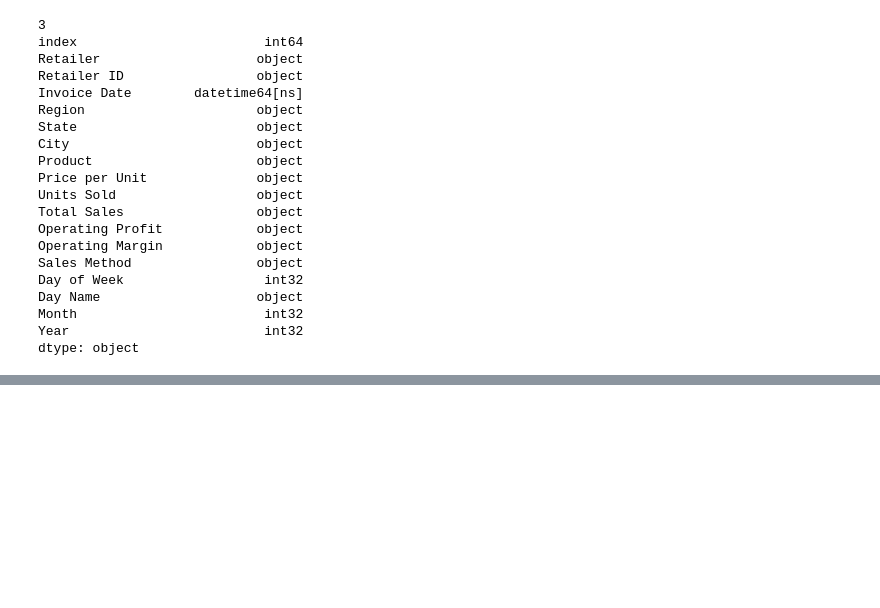
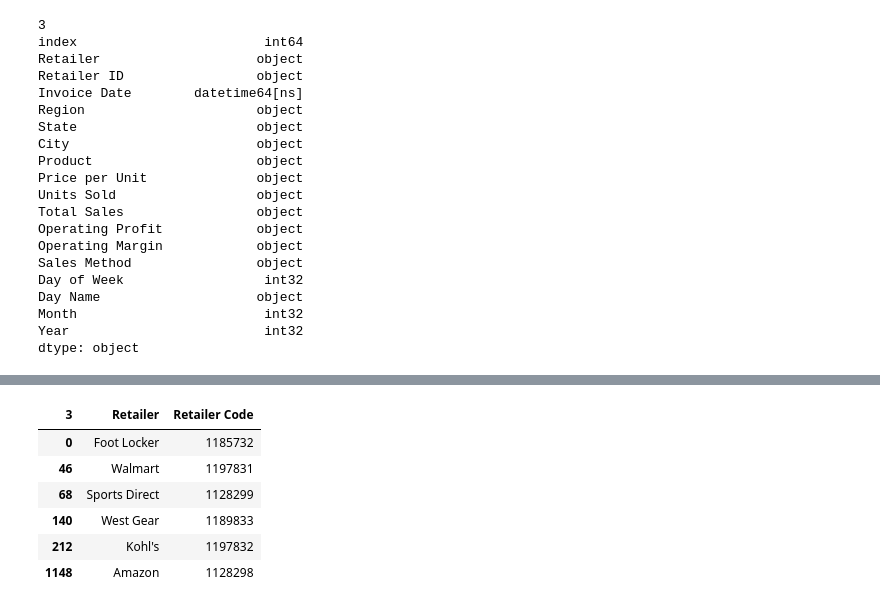
Before and after one commit to KS-coder77/adidas_sales_etl, a Jupyter notebook: DA_Adidas.ipynb, the cells around one changed output, grey strips where cells are left out. Drawn from its saved outputs; the diff is of its cells as text; code cells hidden in the pictures; blank space fills up the shorter version.

Commit message:
Clean data, load in db and save as csv files

```diff
--- a/DA_Adidas.ipynb
+++ b/DA_Adidas.ipynb
@@ -234,4 +227,4 @@ Year                         int32
 dtype: object
 # %%
 #change date column to string format to insert into sqlite table
-data['Invoice Date'] = data['Invoice Date'].dt.strftime('%Y-%m-%d')
+data['Invoice Date'] = data['Invoice Date'].dt.strftime(f'%Y-%m-%d')
@@ -641,0 +268,18 @@ conn.commit()
+# %%
+# confusing to have multiple retailer IDs for each retail company. let's keep the first ID which appears in the dataset for the corresponding retail company
+# we have 4 retailer IDs assigned to 6 retail companies-let's fix this
+
+mapping_x ={'Foot Locker':1185732, 'Walmart': 1197831, 'Sports Direct':1128299, 'West Gear': 1189833, "Kohl's": 1197832, 'Amazon': 1128298}
+
+retailer_df['Retailer Code']=retailer_df['Retailer'].replace(mapping_x)
+# %%
+retailer_df=retailer_df.drop(columns=['Retailer ID']).drop_duplicates()
+retailer_df
+# %% [output]
+| 3 | Retailer | Retailer Code |
+| 0 | Foot Locker | 1185732 |
+| 46 | Walmart | 1197831 |
+| 68 | Sports Direct | 1128299 |
+| 140 | West Gear | 1189833 |
+| 212 | Kohl's | 1197832 |
+| 1148 | Amazon | 1128298 |
```
Also changed, not shown: parts of 49 cells of this notebook, 8 other files.
